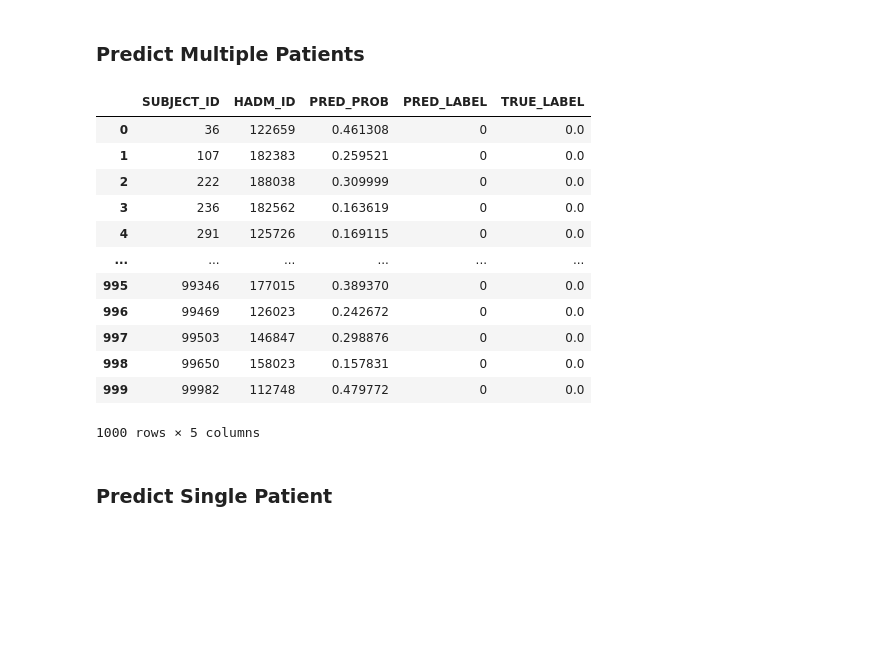
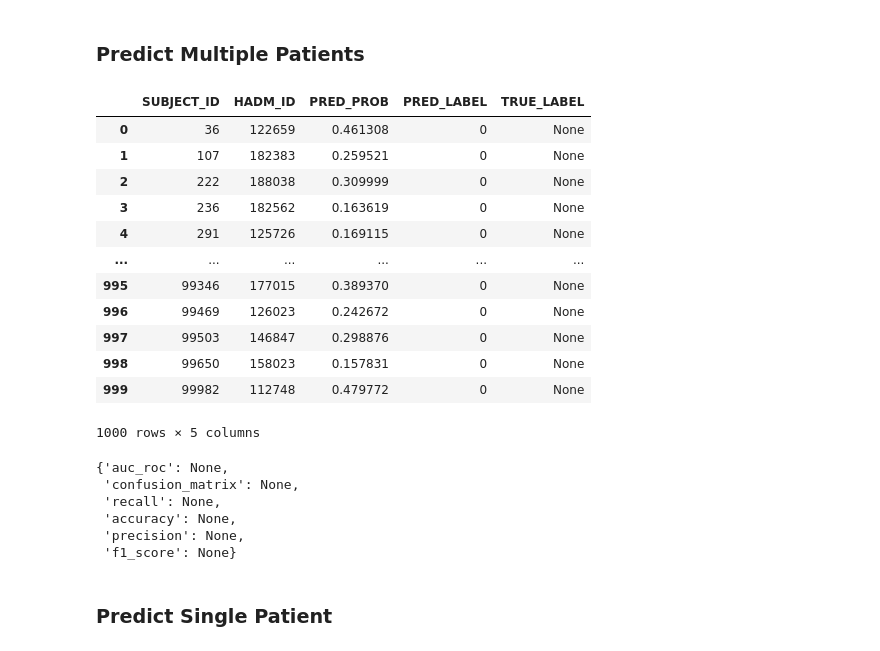
Before and after one commit to LucasVon0645/Master-Thesis--Project-ReadmitAI, a Jupyter notebook: api/notebooks/experiment.ipynb, the cells around one changed output. Drawn from its saved outputs; the diff is of its cells as text; code cells hidden in the pictures; blank space fills up the shorter version.

```diff
--- a/api/notebooks/experiment.ipynb
+++ b/api/notebooks/experiment.ipynb
@@ -93,7 +93,7 @@ request_payload_mult_patients = {
     "procedures": procedures_df.to_dict(orient="records"),
     "prescriptions": prescriptions_df.to_dict(orient="records"),
     "patients": patients_metadata_df.to_dict(orient="records"),
-    "targets": targets_df.to_dict(orient="records")
+    "targets": None
 }
 # %% [markdown]
 ## Test Service
@@ -110,31 +112,39 @@ subject_ids = reponse_mult_patients['prediction']['subject_ids']
 hadm_ids = reponse_mult_patients['prediction']['hadm_ids']
 pred_probs = reponse_mult_patients['prediction']['pred_probs']
 pred_labels = reponse_mult_patients['prediction']['pred_labels']
-true_labels = reponse_mult_patients['prediction']['true_labels']
-results_df = pd.DataFrame({
-    'SUBJECT_ID': subject_ids,
-    'HADM_ID': hadm_ids,
-    'PRED_PROB': pred_probs,
-    'PRED_LABEL': pred_labels,
-    'TRUE_LABEL': true_labels
-})
-results_df
-# %% [output]
-|  | SUBJECT_ID | HADM_ID | PRED_PROB | PRED_LABEL | TRUE_LABEL |
-| 0 | 36 | 122659 | 0.461308 | 0 | 0.0 |
-| 1 | 107 | 182383 | 0.259521 | 0 | 0.0 |
-| 2 | 222 | 188038 | 0.309999 | 0 | 0.0 |
-| 3 | 236 | 182562 | 0.163619 | 0 | 0.0 |
-| 4 | 291 | 125726 | 0.169115 | 0 | 0.0 |
-| ... | ... | ... | ... | ... | ... |
-| 995 | 99346 | 177015 | 0.389370 | 0 | 0.0 |
-| 996 | 99469 | 126023 | 0.242672 | 0 | 0.0 |
-| 997 | 99503 | 146847 | 0.298876 | 0 | 0.0 |
-| 998 | 99650 | 158023 | 0.157831 | 0 | 0.0 |
-| 999 | 99982 | 112748 | 0.479772 | 0 | 0.0 |
-1000 rows × 5 columns
+# %%
+true_labels = reponse_mult_patients['prediction'].get('true_labels', [None]*len(subject_ids))
+results_df = pd.DataFrame({
+    'SUBJECT_ID': subject_ids,
+    'HADM_ID': hadm_ids,
+    'PRED_PROB': pred_probs,
+    'PRED_LABEL': pred_labels,
+    'TRUE_LABEL': true_labels
+})
+results_df
+# %% [output]
+|  | SUBJECT_ID | HADM_ID | PRED_PROB | PRED_LABEL | TRUE_LABEL |
+| 0 | 36 | 122659 | 0.461308 | 0 | None |
+| 1 | 107 | 182383 | 0.259521 | 0 | None |
+| 2 | 222 | 188038 | 0.309999 | 0 | None |
+| 3 | 236 | 182562 | 0.163619 | 0 | None |
+| 4 | 291 | 125726 | 0.169115 | 0 | None |
+| ... | ... | ... | ... | ... | ... |
+| 995 | 99346 | 177015 | 0.389370 | 0 | None |
+| 996 | 99469 | 126023 | 0.242672 | 0 | None |
+| 997 | 99503 | 146847 | 0.298876 | 0 | None |
+| 998 | 99650 | 158023 | 0.157831 | 0 | None |
+| 999 | 99982 | 112748 | 0.479772 | 0 | None |
+1000 rows × 5 columns
 # %%
 reponse_mult_patients['metrics']
+# %% [output]
+{'auc_roc': None,
+ 'confusion_matrix': None,
+ 'recall': None,
+ 'accuracy': None,
+ 'precision': None,
+ 'f1_score': None}
 # %% [markdown]
 ### Predict Single Patient
 # %%
```
Also changed, not shown: parts of 10 cells of this notebook, 3 other files.
